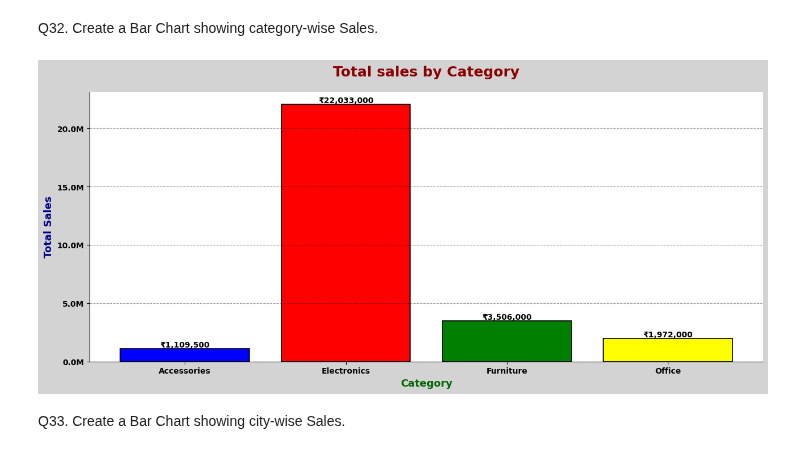
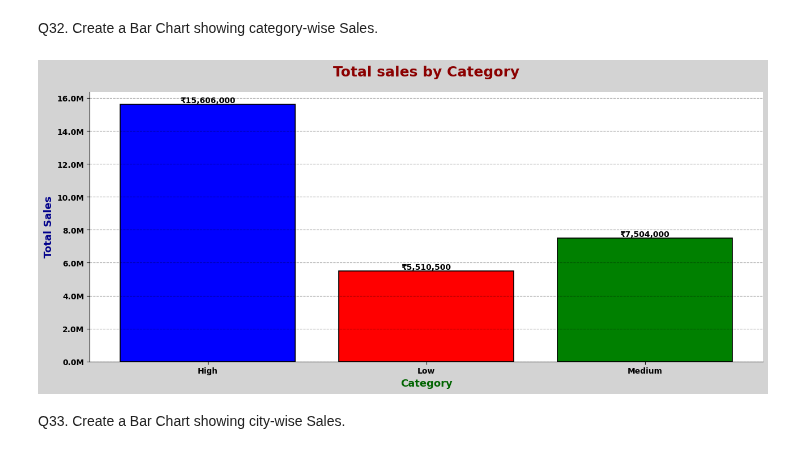
Before and after one commit to Suraj-kumar121K/PANDAS-CURSE, a Jupyter notebook: large_data_practice/01_Sales.ipynb, the cells around one changed output. Drawn from its saved outputs; the diff is of its cells as text; code cells hidden in the pictures.

```diff
--- a/large_data_practice/01_Sales.ipynb
+++ b/large_data_practice/01_Sales.ipynb
@@ -824,8 +833,8 @@ Q32. Create a Bar Chart showing category-wise Sales.
 # %%
 plt.figure(figsize=(13, 6), facecolor="lightgray")
 bar = plt.bar(
-    Total_Category.index,
-    Total_Category.values,
+    Total_Category_a.index,
+    Total_Category_a.values,
     color = ["blue", "red", "green", "yellow"],
     edgecolor="black",
     linewidth=1.2
@@ -868,34 +877,34 @@ plt.grid(
     alpha=0.4,
     color="black"
 )
 # Y-axis ko readable format mein
 plt.gca().yaxis.set_major_formatter(
     FuncFormatter(lambda x, pos: f"{x/1e6:.1f}M")
 )
 
 # Sales value bar ke upar
 for b in bar:
     height = b.get_height()
     plt.text(
         b.get_x() + b.get_width() / 2,
         height,
         f"₹{height:,.0f}",
         ha="center",
         va="bottom",
         fontsize=10,
         fontweight="bold"
     )
 
 # Layout adjust
 plt.tight_layout()
 
 # Border/spines ko clean kiya
 plt.gca().spines["top"].set_visible(False)
 plt.gca().spines["right"].set_visible(False)
 
 plt.show()
 # %% [output]
-[figure, old version]
+[figure, new version]
 # %% [markdown]
 Q33. Create a Bar Chart showing city-wise Sales.
 # %%
```
Also changed, not shown: parts of 16 cells of this notebook.
